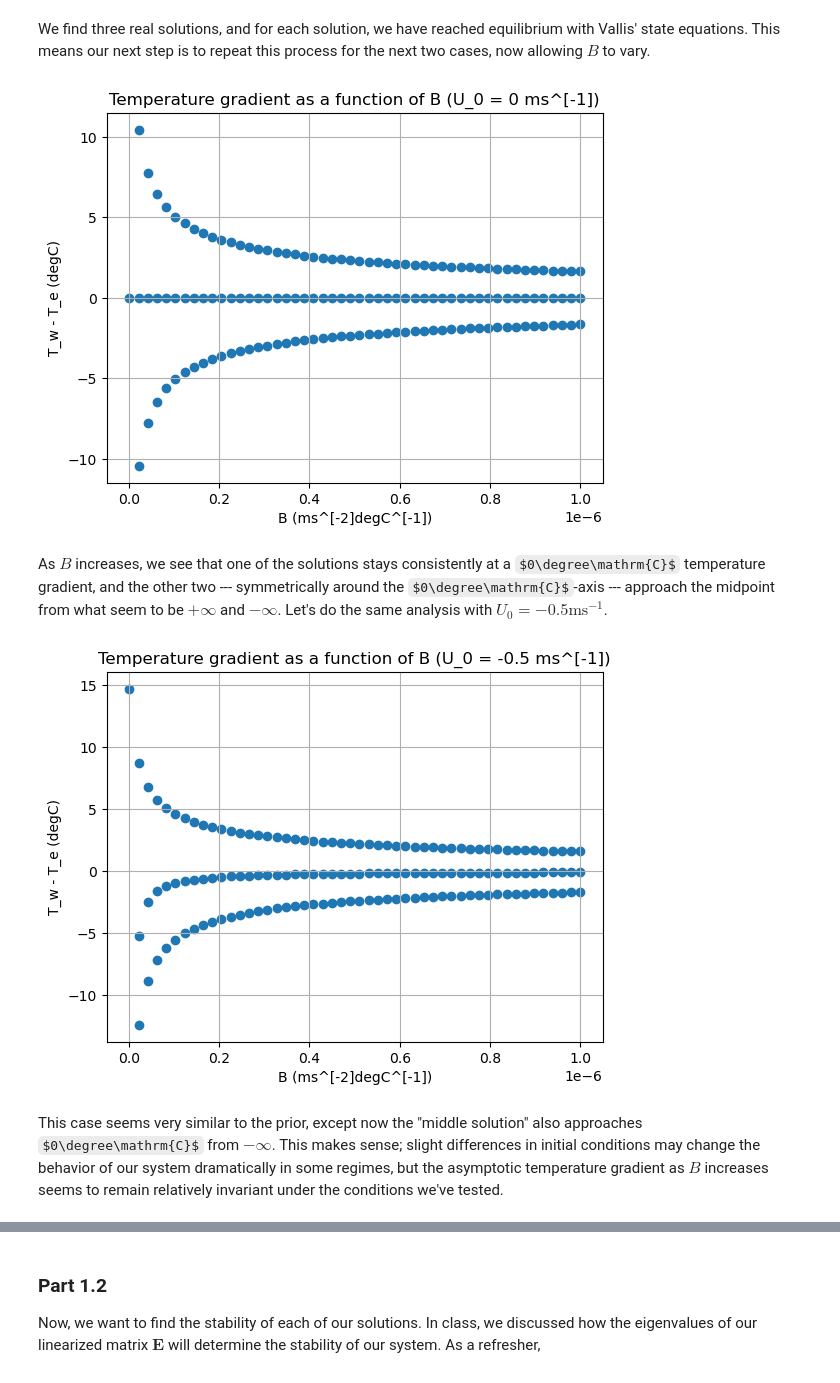
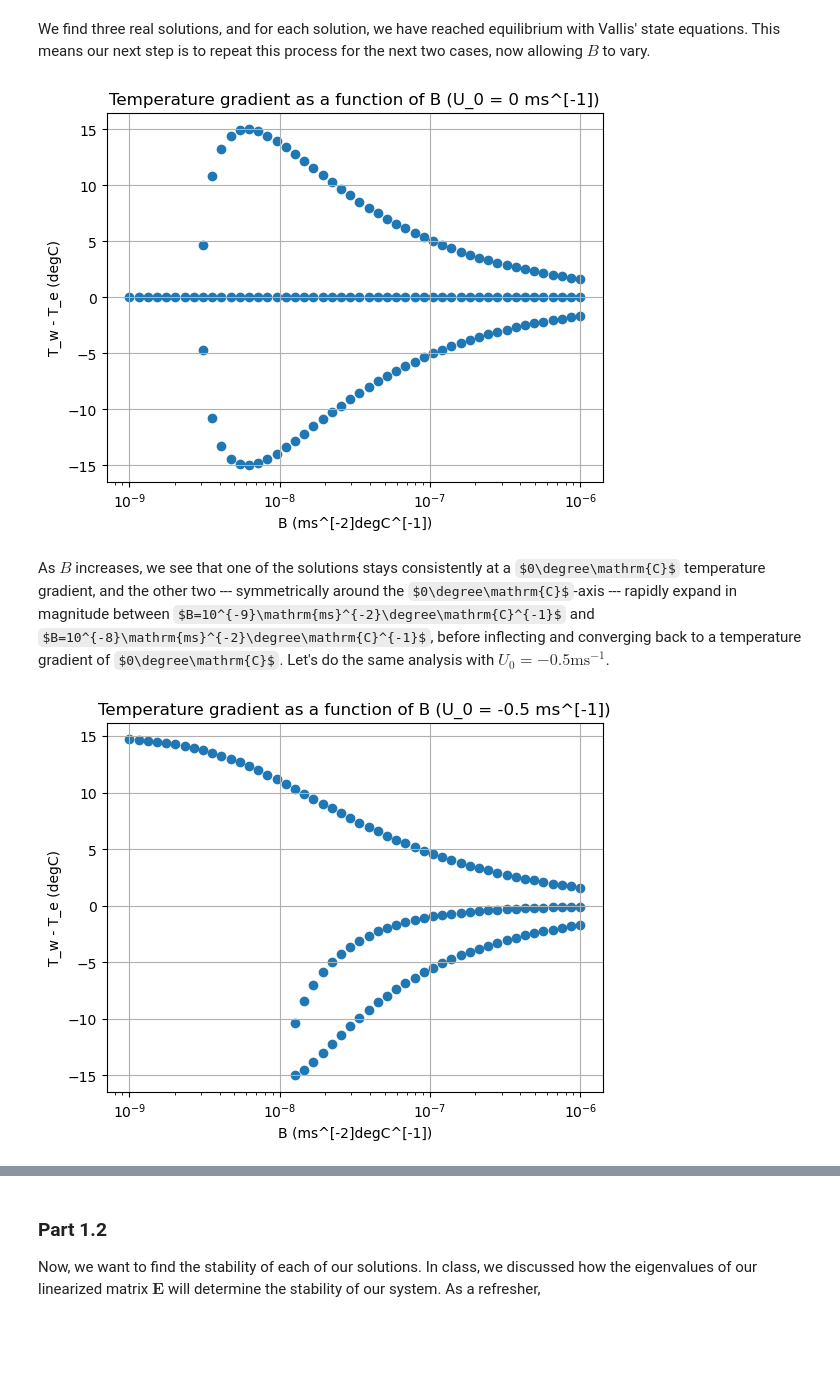
Before and after one commit to lemondoroshow/geoscienceModeling, a Jupyter notebook: ensoModel/modelingENSO.ipynb, the cells around one changed output, grey strips where cells are left out. Cells and saved outputs as stored; diff of their text form; code cells hidden in the pictures; some formulas as TeX source; blank space fills up the shorter version.

Commit message:
Fix stability calculations and analysis

```diff
--- a/ensoModel/modelingENSO.ipynb
+++ b/ensoModel/modelingENSO.ipynb
@@ -76,7 +76,7 @@ Sln. #3
 We find three real solutions, and for each solution, we have reached equilibrium with Vallis' state equations. This means our next step is to repeat this process for the next two cases, now allowing $B$ to vary.
 # %%
 # Define new variables
-B_range = np.linspace(10**(-9), 10**(-6))
+B_range = np.logspace(-9, -6)
 U_0 = 0
 
 # Loop through possible values of B
@@ -113,11 +113,12 @@ ax.scatter(T_diff[:,0], T_diff[:,1])
 ax.set_title("Temperature gradient as a function of B (U_0 = 0 ms^[-1])")
 ax.set_ylabel("T_w - T_e (degC)")
 ax.set_xlabel("B (ms^[-2]degC^[-1])")
+ax.set_xscale("log")
 ax.grid()
 # %% [output]
-[figure, old version]
+[figure, new version]
 # %% [markdown]
-As $B$ increases, we see that one of the solutions stays consistently at a $0\degree\mathrm{C}$ temperature gradient, and the other two --- symmetrically around the $0\degree\mathrm{C}$-axis --- approach the midpoint from what seem to be $+\infty$ and $-\infty$. Let's do the same analysis with $U_0=-0.5\mathrm{ms}^{-1}$.
+As $B$ increases, we see that one of the solutions stays consistently at a $0\degree\mathrm{C}$ temperature gradient, and the other two --- symmetrically around the $0\degree\mathrm{C}$-axis --- rapidly expand in magnitude between $B=10^{-9}\mathrm{ms}^{-2}\degree\mathrm{C}^{-1}$ and $B=10^{-8}\mathrm{ms}^{-2}\degree\mathrm{C}^{-1}$, before inflecting and converging back to a temperature gradient of $0\degree\mathrm{C}$. Let's do the same analysis with $U_0=-0.5\mathrm{ms}^{-1}$.
 # %%
 # Define new variables
 U_0 = -0.5
@@ -150,14 +151,13 @@ T_diff = np.delete(T_diff, (0), axis = 0)
 # %%
 # Set up plot
 fig, ax = plt.subplots()
 
 # Plot data and label
 ax.scatter(T_diff[:,0], T_diff[:,1])
 ax.set_title("Temperature gradient as a function of B (U_0 = -0.5 ms^[-1])")
 ax.set_ylabel("T_w - T_e (degC)")
 ax.set_xlabel("B (ms^[-2]degC^[-1])")
+ax.set_xscale("log")
 ax.grid()
 # %% [output]
-[figure, old version]
+[figure, new version]
-# %% [markdown]
-This case seems very similar to the prior, except now the "middle solution" also approaches $0\degree\mathrm{C}$ from $-\infty$. This makes sense; slight differences in initial conditions may change the behavior of our system dramatically in some regimes, but the asymptotic temperature gradient as $B$ increases seems to remain relatively invariant under the conditions we've tested.
```
Also changed, not shown: parts of 10 cells of this notebook.
